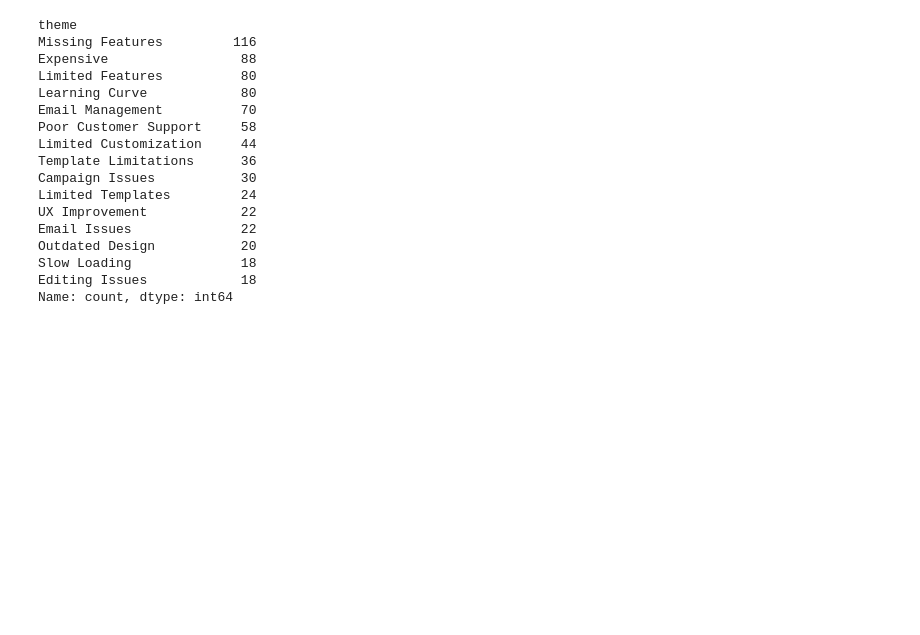
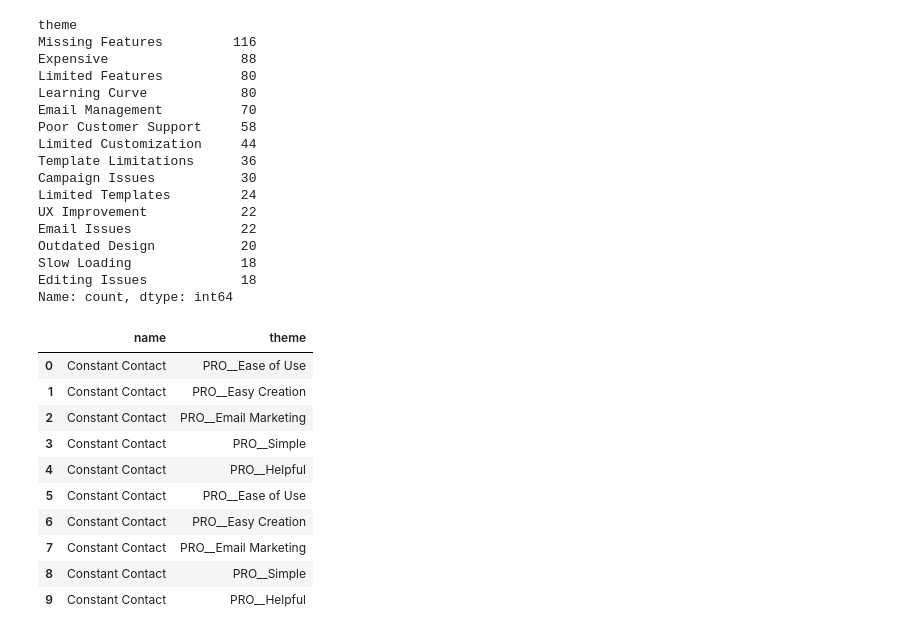
Before and after one commit to nastasiaoginska/Understanding-Trade-offs-in-Email-Marketing-Products, a Jupyter notebook: 02_market_and_competitive_analysis_email_marketing.ipynb, the cells around one changed output. Saved outputs shown, nothing was run; the diff lists cells and outputs as text; code cells hidden in the pictures; blank space fills up the shorter version.

```diff
--- a/02_market_and_competitive_analysis_email_marketing.ipynb
+++ b/02_market_and_competitive_analysis_email_marketing.ipynb
@@ -568,3 +568,26 @@ Outdated Design           20
 Slow Loading              18
 Editing Issues            18
 Name: count, dtype: int64
+# %%
+pros_all = pros_long.assign(theme=lambda x: "PRO__" + x["theme"])
+cons_all = cons_long.assign(theme=lambda x: "CON__" + x["theme"])
+
+themes_long = pd.concat(
+    [pros_all[["name", "theme"]],
+     cons_all[["name", "theme"]]],
+    ignore_index=True
+)
+
+themes_long.head(10)
+# %% [output]
+|  | name | theme |
+| 0 | Constant Contact | PRO__Ease of Use |
+| 1 | Constant Contact | PRO__Easy Creation |
+| 2 | Constant Contact | PRO__Email Marketing |
+| 3 | Constant Contact | PRO__Simple |
+| 4 | Constant Contact | PRO__Helpful |
+| 5 | Constant Contact | PRO__Ease of Use |
+| 6 | Constant Contact | PRO__Easy Creation |
+| 7 | Constant Contact | PRO__Email Marketing |
+| 8 | Constant Contact | PRO__Simple |
+| 9 | Constant Contact | PRO__Helpful |
```
Also changed, not shown: parts of 6 cells of this notebook.
